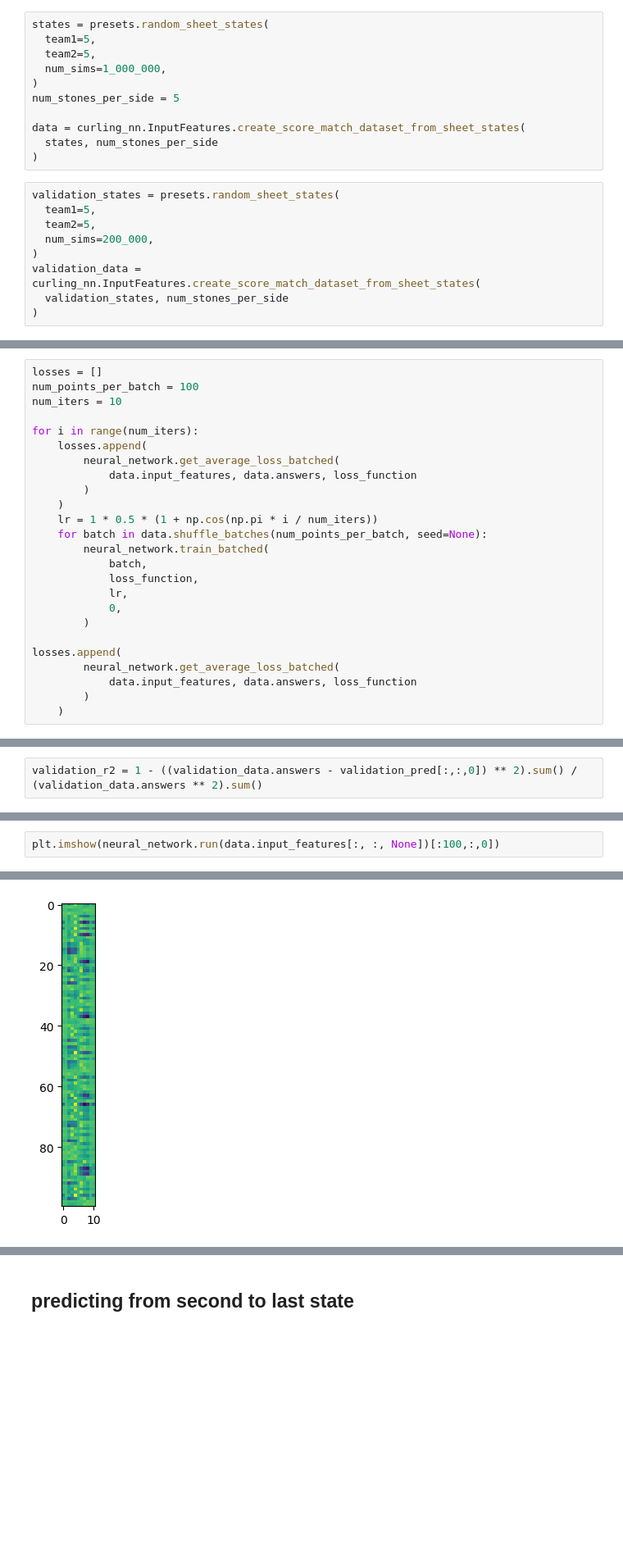
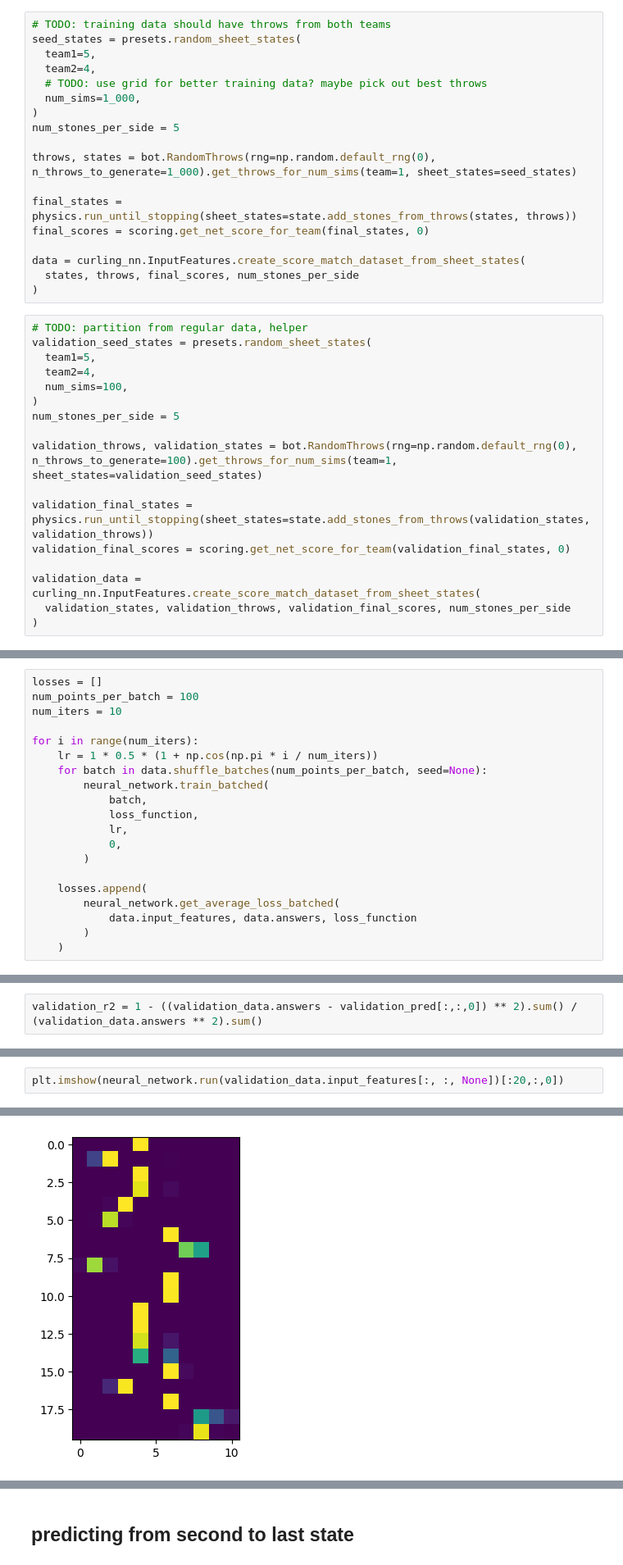
Before and after one commit to kendallzhu/curling, a Jupyter notebook: play_scratch.ipynb, the cells around one changed output, grey strips where cells are left out. Shown at 82% size. Drawn from its saved outputs; the diff is of its cells as text; blank space fills up the shorter version.

Commit message:
new input feature is running but not working

```diff
--- a/play_scratch.ipynb
+++ b/play_scratch.ipynb
@@ -29,24 +29,39 @@ The autoreload extension is already loaded. To reload it, use:
 neural_network = curling_nn.ValueNetwork(seed=0, num_stones_per_side=5)
 loss_function = nn.CrossEntropyLoss()
 # %%
-states = presets.random_sheet_states(
+# TODO: training data should have throws from both teams
+seed_states = presets.random_sheet_states(
   team1=5,
-  team2=5,
-  num_sims=1_000_000,
+  team2=4,
+  # TODO: use grid for better training data? maybe pick out best throws
+  num_sims=1_000,
 )
 num_stones_per_side = 5
 
+throws, states = bot.RandomThrows(rng=np.random.default_rng(0), n_throws_to_generate=1_000).get_throws_for_num_sims(team=1, sheet_states=seed_states)
+
+final_states = physics.run_until_stopping(sheet_states=state.add_stones_from_throws(states, throws))
+final_scores = scoring.get_net_score_for_team(final_states, 0)
+
 data = curling_nn.InputFeatures.create_score_match_dataset_from_sheet_states(
-  states, num_stones_per_side
+  states, throws, final_scores, num_stones_per_side
 )
 # %%
-validation_states = presets.random_sheet_states(
+# TODO: partition from regular data, helper
+validation_seed_states = presets.random_sheet_states(
   team1=5,
-  team2=5,
-  num_sims=200_000,
+  team2=4,
+  num_sims=100,
 )
+num_stones_per_side = 5
+
+validation_throws, validation_states = bot.RandomThrows(rng=np.random.default_rng(0), n_throws_to_generate=100).get_throws_for_num_sims(team=1, sheet_states=validation_seed_states)
+
+validation_final_states = physics.run_until_stopping(sheet_states=state.add_stones_from_throws(validation_states, validation_throws))
+validation_final_scores = scoring.get_net_score_for_team(validation_final_states, 0)
+
 validation_data = curling_nn.InputFeatures.create_score_match_dataset_from_sheet_states(
-  validation_states, num_stones_per_side
+  validation_states, validation_throws, validation_final_scores, num_stones_per_side
 )
 # %% [markdown]
 ## categorical score predictor
@@ -56,11 +71,6 @@ num_points_per_batch = 100
 num_iters = 10
 
 for i in range(num_iters):
-    losses.append(
-        neural_network.get_average_loss_batched(
-            data.input_features, data.answers, loss_function
-        )
-    )
     lr = 1 * 0.5 * (1 + np.cos(np.pi * i / num_iters))
     for batch in data.shuffle_batches(num_points_per_batch, seed=None):
         neural_network.train_batched(
@@ -70,7 +80,7 @@ for i in range(num_iters):
             0,
         )
 
-losses.append(
+    losses.append(
         neural_network.get_average_loss_batched(
             data.input_features, data.answers, loss_function
         )
@@ -93,6 +109,6 @@ Loaded backend module://matplotlib_inline.backend_inline version unknown.
 # %%
-plt.imshow(neural_network.run(data.input_features[:, :, None])[:100,:,0])
+plt.imshow(neural_network.run(validation_data.input_features[:, :, None])[:20,:,0])
 # %% [output]
 <matplotlib.image.AxesImage at 0x...>
-[figure, old version]
+[figure, new version]
 # %%
```
Also changed, not shown: parts of 4 cells of this notebook, 4 other files.
